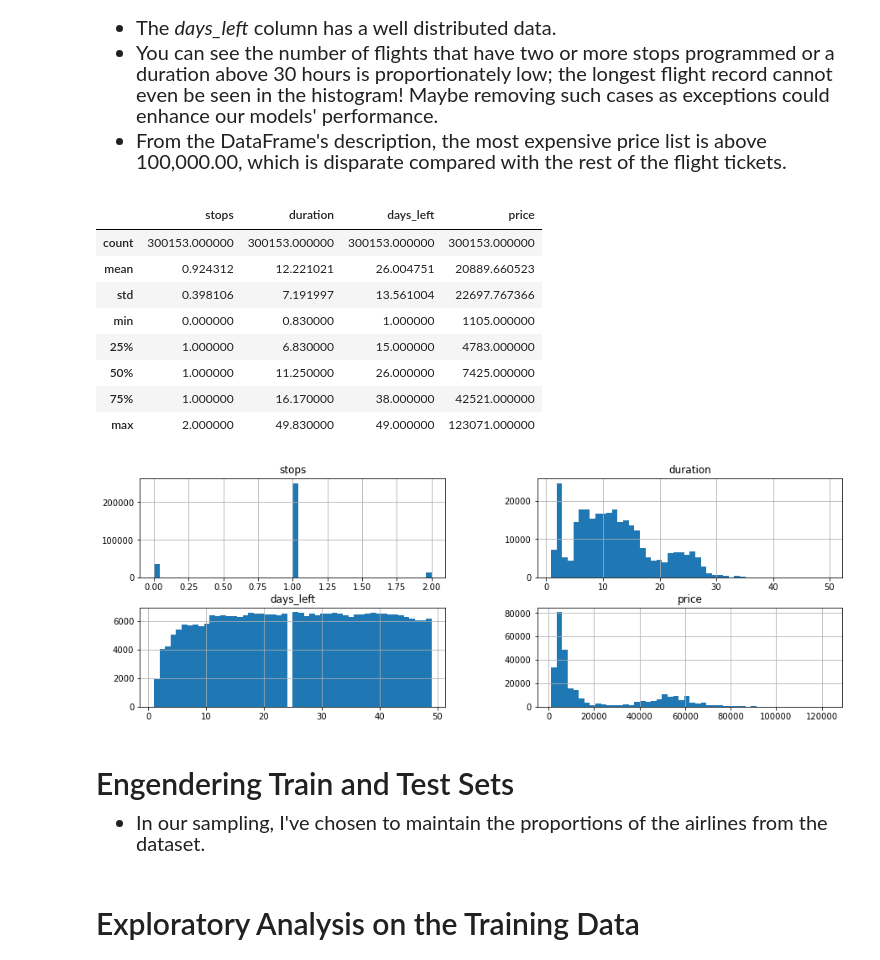
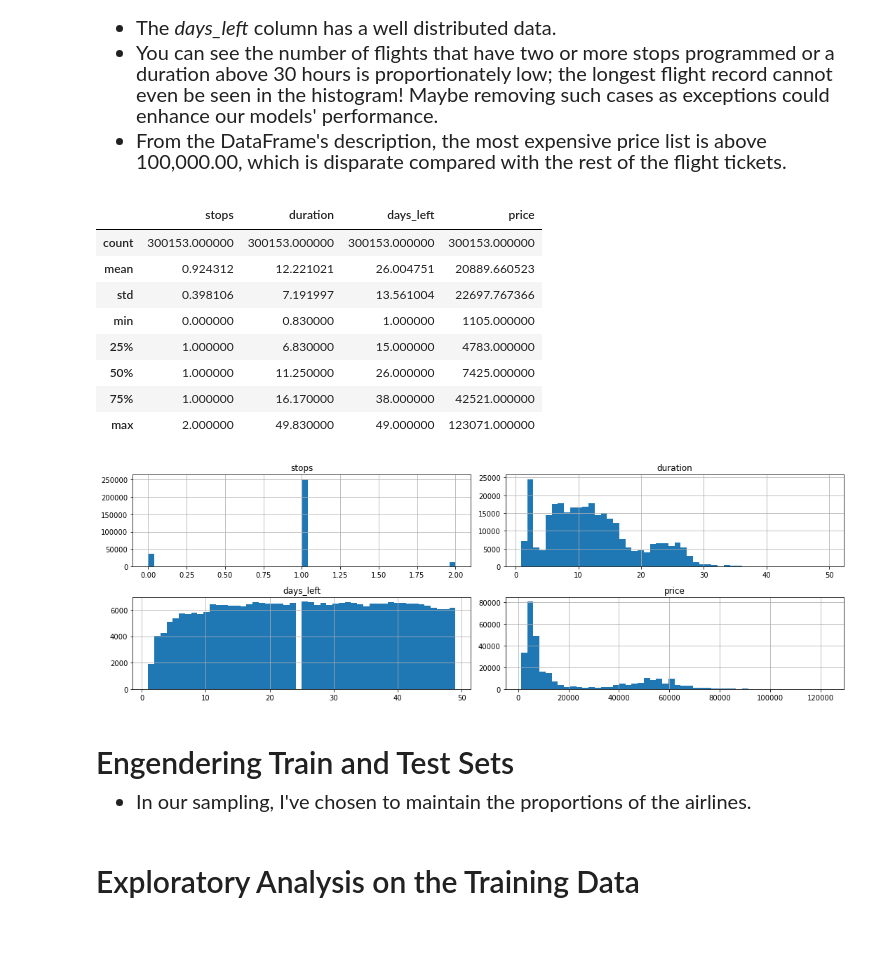
Before and after one commit to felipesveiga/Flight-Price-Estimator, a Jupyter notebook: flight_prices.ipynb, the cells around one changed output. Drawn from its saved outputs; the diff is of its cells as text; code cells hidden in the pictures; blank space fills up the shorter version.

```diff
--- a/flight_prices.ipynb
+++ b/flight_prices.ipynb
@@ -101,23 +103,24 @@ array([0, 1, 2])
 # %%
 display(df.describe())
 df.hist(figsize=(15,5), bins=50);
+plt.tight_layout()
 # %% [output]
 |  | stops | duration | days_left | price |
 | count | 300153.000000 | 300153.000000 | 300153.000000 | 300153.000000 |
 | mean | 0.924312 | 12.221021 | 26.004751 | 20889.660523 |
 | std | 0.398106 | 7.191997 | 13.561004 | 22697.767366 |
 | min | 0.000000 | 0.830000 | 1.000000 | 1105.000000 |
 | 25% | 1.000000 | 6.830000 | 15.000000 | 4783.000000 |
 | 50% | 1.000000 | 11.250000 | 26.000000 | 7425.000000 |
 | 75% | 1.000000 | 16.170000 | 38.000000 | 42521.000000 |
 | max | 2.000000 | 49.830000 | 49.000000 | 123071.000000 |
-[figure, old version]
+[figure, new version]
 # %% [markdown]
 <h2 style='font-size:30px'> Engendering Train and Test Sets</h2>
 <div>
     <ul style='font-size:20px'>
         <li>
-            In our sampling, I've chosen to maintain the proportions of the airlines from the dataset.
+            In our sampling, I've chosen to maintain the proportions of the airlines.
         </li>
     </ul>
 </div>
```
Also changed, not shown: parts of 19 cells of this notebook.
